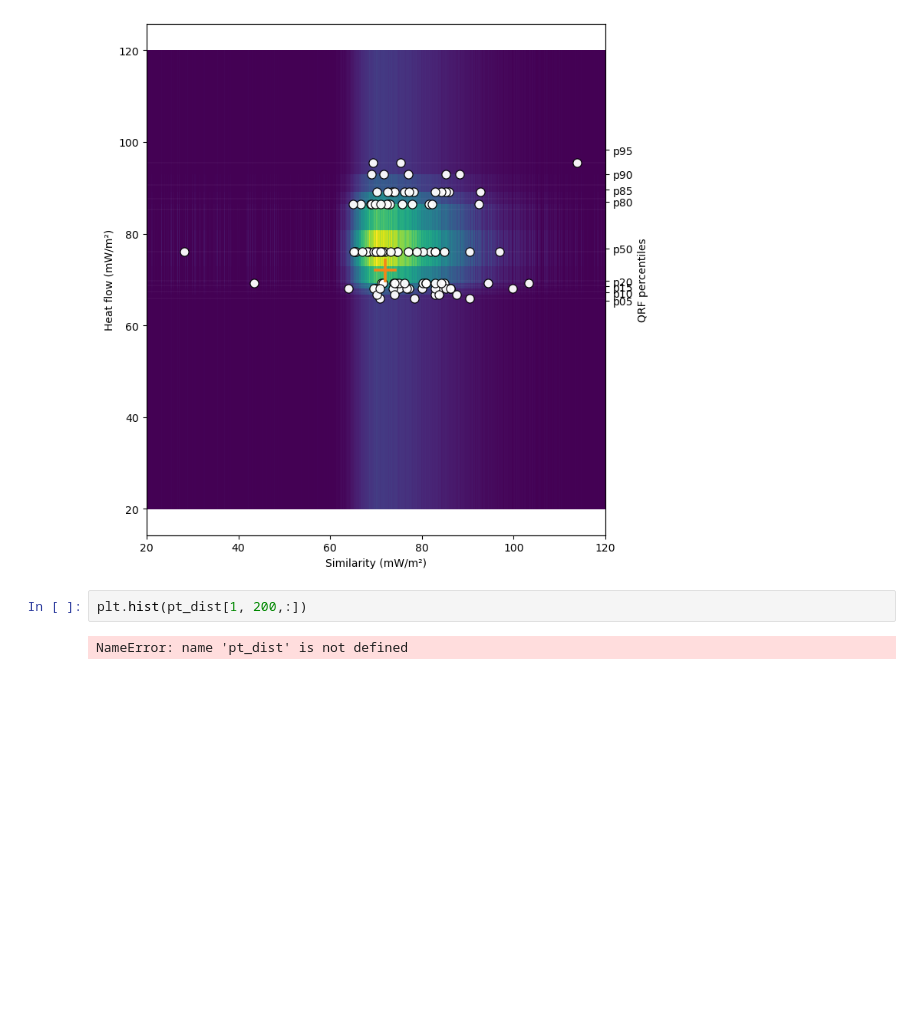
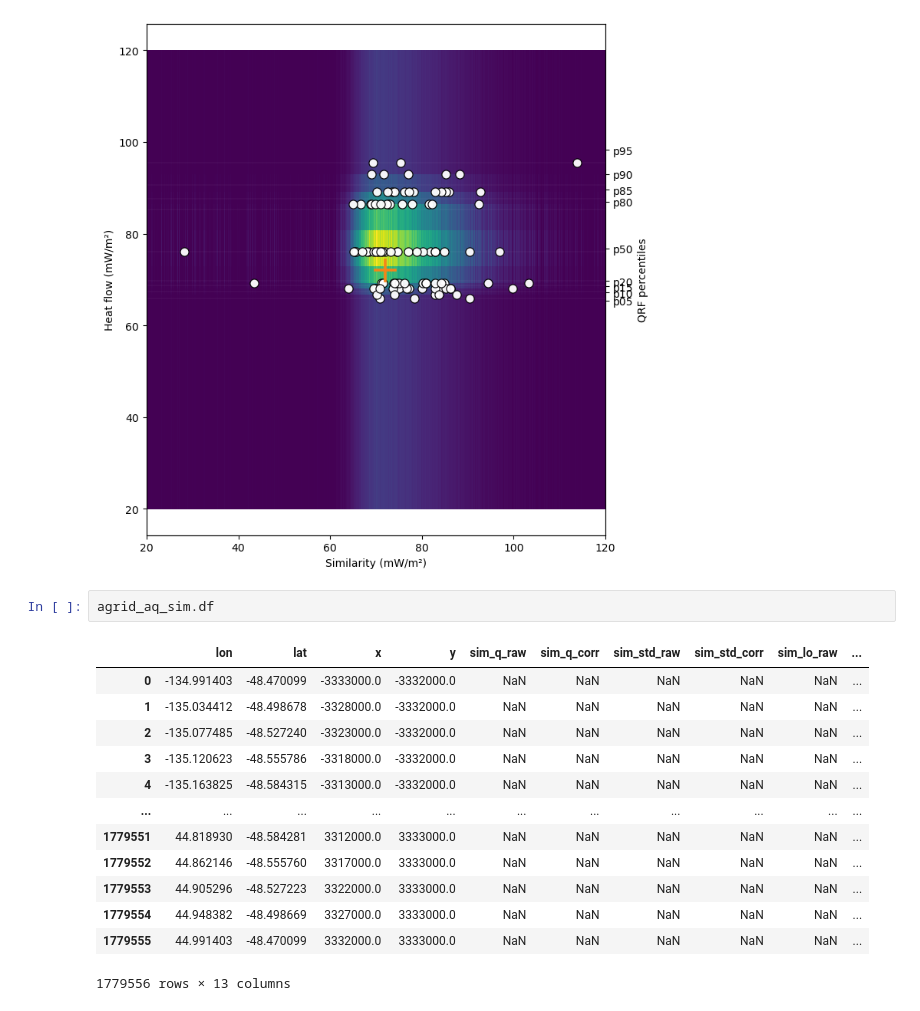
Before and after one commit to TobbeTripitaka/Aq2, a Jupyter notebook: X_EXTRAS.ipynb, the cells around one changed output. Saved outputs shown, nothing was run; the diff lists cells and outputs as text; blank space fills up the shorter version.

```diff
--- a/X_EXTRAS.ipynb
+++ b/X_EXTRAS.ipynb
@@ -613,7 +627,19 @@ plt.show()
 Ignoring fixed y limits to fulfill fixed data aspect with adjustable data limits.
 Ignoring fixed y limits to fulfill fixed data aspect with adjustable data limits.
 [figure]
-# %%
-plt.hist(pt_dist[1, 200,:])
-# %% [output]
-NameError: name 'pt_dist' is not defined
+# %%
+agrid_aq_sim.df
+# %% [output]
+|  | lon | lat | x | y | sim_q_raw | sim_q_corr | sim_std_raw | sim_std_corr | sim_lo_raw | ... |
+| 0 | -134.991403 | -48.470099 | -3333000.0 | -3332000.0 | NaN | NaN | NaN | NaN | NaN | ... |
+| 1 | -135.034412 | -48.498678 | -3328000.0 | -3332000.0 | NaN | NaN | NaN | NaN | NaN | ... |
+| 2 | -135.077485 | -48.527240 | -3323000.0 | -3332000.0 | NaN | NaN | NaN | NaN | NaN | ... |
+| 3 | -135.120623 | -48.555786 | -3318000.0 | -3332000.0 | NaN | NaN | NaN | NaN | NaN | ... |
+| 4 | -135.163825 | -48.584315 | -3313000.0 | -3332000.0 | NaN | NaN | NaN | NaN | NaN | ... |
+| ... | ... | ... | ... | ... | ... | ... | ... | ... | ... | ... |
+| 1779551 | 44.818930 | -48.584281 | 3312000.0 | 3333000.0 | NaN | NaN | NaN | NaN | NaN | ... |
+| 1779552 | 44.862146 | -48.555760 | 3317000.0 | 3333000.0 | NaN | NaN | NaN | NaN | NaN | ... |
+| 1779553 | 44.905296 | -48.527223 | 3322000.0 | 3333000.0 | NaN | NaN | NaN | NaN | NaN | ... |
+| 1779554 | 44.948382 | -48.498669 | 3327000.0 | 3333000.0 | NaN | NaN | NaN | NaN | NaN | ... |
+| 1779555 | 44.991403 | -48.470099 | 3332000.0 | 3333000.0 | NaN | NaN | NaN | NaN | NaN | ... |
+1779556 rows × 13 columns
```
Also changed, not shown: parts of 7 cells of this notebook, 3 other files.
